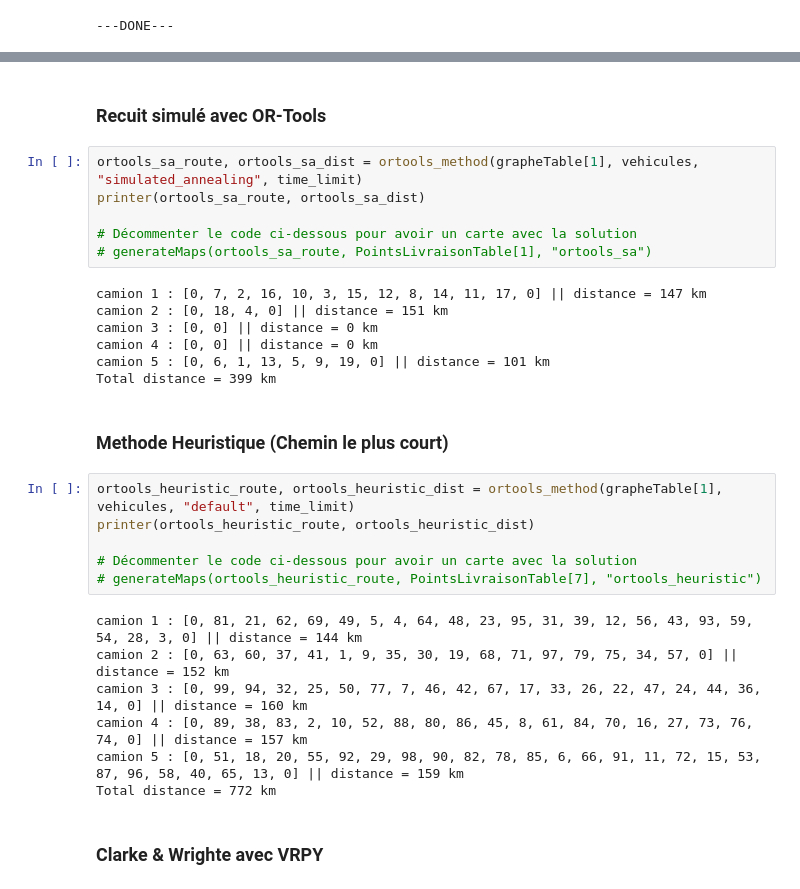
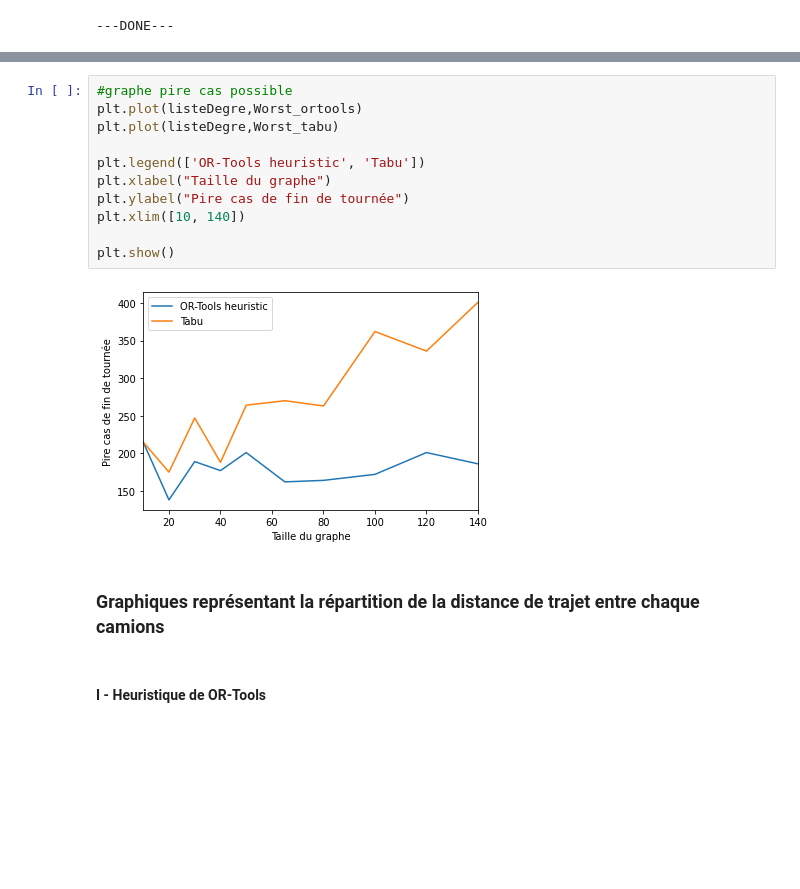
Before and after one commit to Sabsten/Projet_Graphe, a Jupyter notebook: testsAlgos.ipynb, the cells around one changed output, grey strips where cells are left out. Cells and saved outputs as stored; diff of their text form; blank space fills up the shorter version.

```diff
--- a/testsAlgos.ipynb
+++ b/testsAlgos.ipynb
@@ -212,32 +258,17 @@ Total distance = 399 km
+# %%
+#graphe pire cas possible
+plt.plot(listeDegre,Worst_ortools)
+plt.plot(listeDegre,Worst_tabu)
+
+plt.legend(['OR-Tools heuristic', 'Tabu'])
+plt.xlabel("Taille du graphe")
+plt.ylabel("Pire cas de fin de tournée")
+plt.xlim([10, 140])
+
+plt.show()
+# %% [output]
+[figure, added]
+# %% [markdown]
+### Graphiques représentant la répartition de la distance de trajet entre chaque camions
 # %% [markdown]
-### Recuit simulé avec OR-Tools
+#### I - Heuristique de OR-Tools
-# %%
-ortools_sa_route, ortools_sa_dist = ortools_method(grapheTable[1], vehicules, "simulated_annealing", time_limit)
-printer(ortools_sa_route, ortools_sa_dist)
-
-# Décommenter le code ci-dessous pour avoir un carte avec la solution
-# generateMaps(ortools_sa_route, PointsLivraisonTable[1], "ortools_sa")
-# %% [output]
-camion 1 : [0, 7, 2, 16, 10, 3, 15, 12, 8, 14, 11, 17, 0] || distance = 147 km
-camion 2 : [0, 18, 4, 0] || distance = 151 km
-camion 3 : [0, 0] || distance = 0 km
-camion 4 : [0, 0] || distance = 0 km
-camion 5 : [0, 6, 1, 13, 5, 9, 19, 0] || distance = 101 km
-Total distance = 399 km
-# %% [markdown]
-### Methode Heuristique (Chemin le plus court)
-# %%
-ortools_heuristic_route, ortools_heuristic_dist = ortools_method(grapheTable[1], vehicules, "default", time_limit)
-printer(ortools_heuristic_route, ortools_heuristic_dist)
-
-# Décommenter le code ci-dessous pour avoir un carte avec la solution
-# generateMaps(ortools_heuristic_route, PointsLivraisonTable[7], "ortools_heuristic")
-# %% [output]
-camion 1 : [0, 81, 21, 62, 69, 49, 5, 4, 64, 48, 23, 95, 31, 39, 12, 56, 43, 93, 59, 54, 28, 3, 0] || distance = 144 km
-camion 2 : [0, 63, 60, 37, 41, 1, 9, 35, 30, 19, 68, 71, 97, 79, 75, 34, 57, 0] || distance = 152 km
-camion 3 : [0, 99, 94, 32, 25, 50, 77, 7, 46, 42, 67, 17, 33, 26, 22, 47, 24, 44, 36, 14, 0] || distance = 160 km
-camion 4 : [0, 89, 38, 83, 2, 10, 52, 88, 80, 86, 45, 8, 61, 84, 70, 16, 27, 73, 76, 74, 0] || distance = 157 km
-camion 5 : [0, 51, 18, 20, 55, 92, 29, 98, 90, 82, 78, 85, 6, 66, 91, 11, 72, 15, 53, 87, 96, 58, 40, 65, 13, 0] || distance = 159 km
-Total distance = 772 km
-# %% [markdown]
-### Clarke & Wrighte avec VRPY
```
Also changed, not shown: parts of 28 cells of this notebook, 10 other files.
